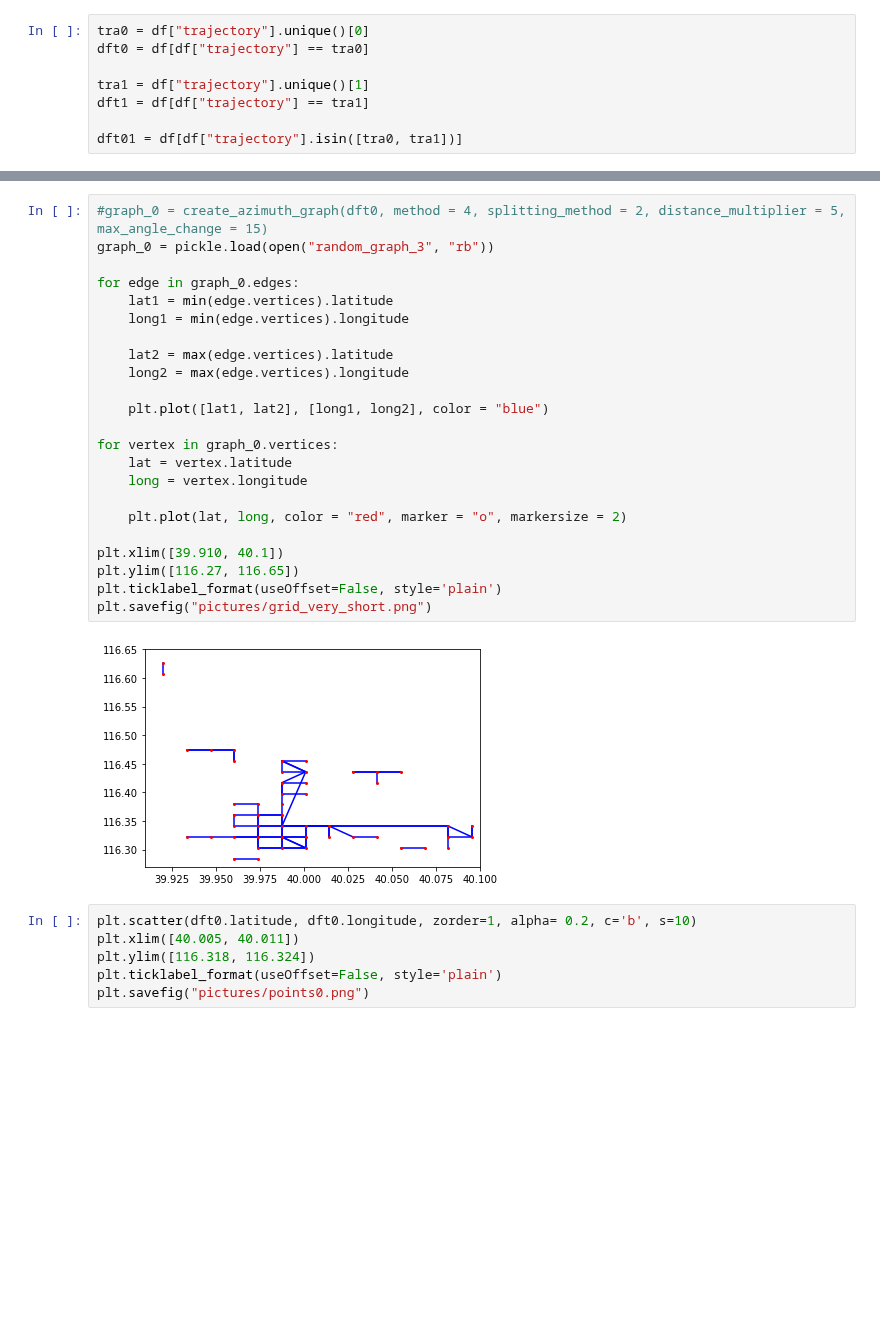
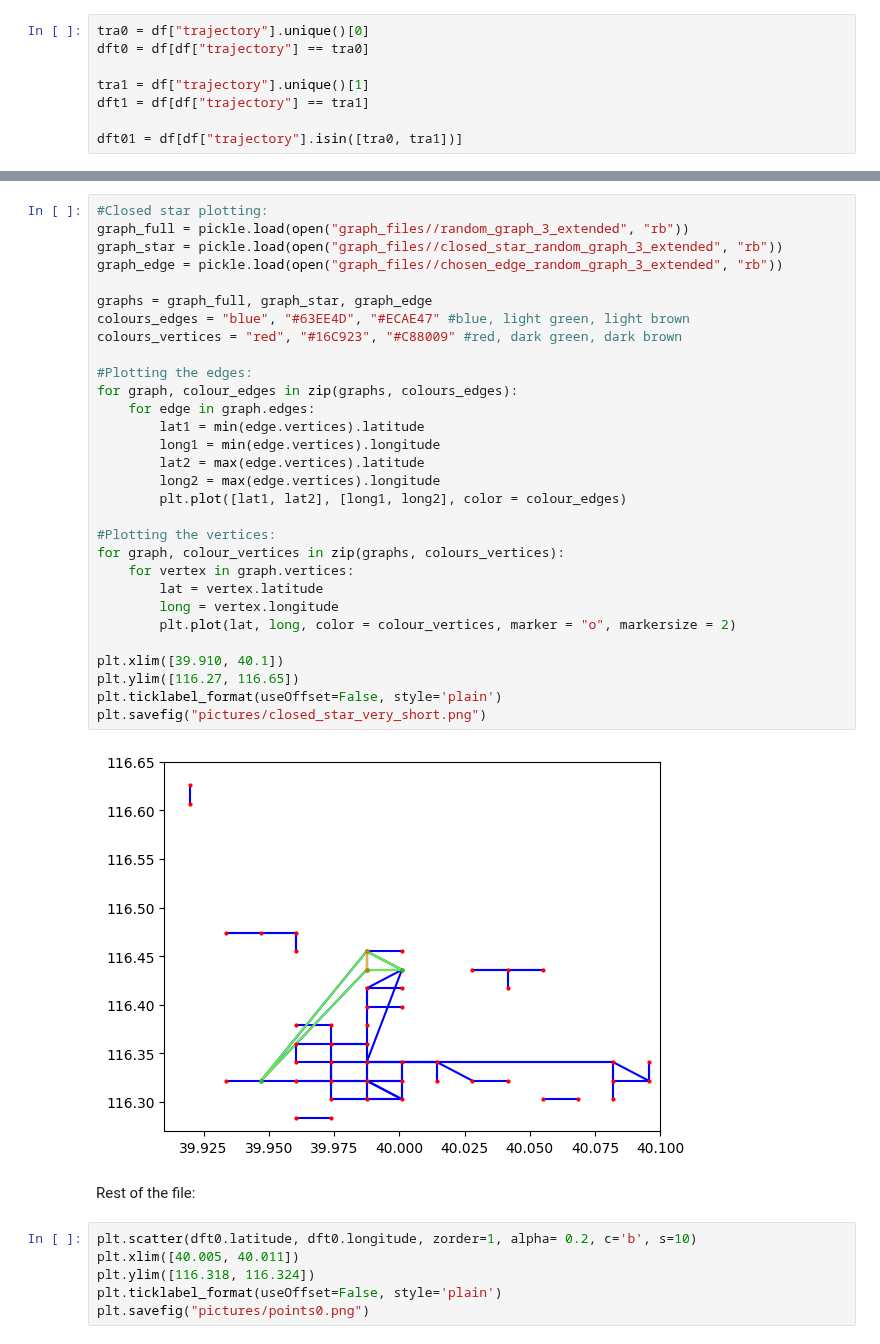
Before and after one commit to svensesen/Beijing-Topo, a Jupyter notebook: Picture creation.ipynb, the cells around one changed output, grey strips where cells are left out. Drawn from its saved outputs; the diff is of its cells as text; blank space fills up the shorter version.

Commit message:
Major changes to plotting and closed stars

```diff
--- a/Picture creation.ipynb
+++ b/Picture creation.ipynb
@@ -19,28 +29,37 @@ dft01 = df[df["trajectory"].isin([tra0, tra1])]
 # %%
-#graph_0 = create_azimuth_graph(dft0, method = 4, splitting_method = 2, distance_multiplier = 5, max_angle_change = 15)
-graph_0 = pickle.load(open("random_graph_3", "rb"))
+#Closed star plotting:
+graph_full = pickle.load(open("graph_files//random_graph_3_extended", "rb"))
+graph_star = pickle.load(open("graph_files//closed_star_random_graph_3_extended", "rb"))
+graph_edge = pickle.load(open("graph_files//chosen_edge_random_graph_3_extended", "rb"))
 
-for edge in graph_0.edges:
-    lat1 = min(edge.vertices).latitude
-    long1 = min(edge.vertices).longitude
+graphs = graph_full, graph_star, graph_edge
+colours_edges = "blue", "#63EE4D", "#ECAE47" #blue, light green, light brown
+colours_vertices = "red", "#16C923", "#C88009" #red, dark green, dark brown
 
-    lat2 = max(edge.vertices).latitude
-    long2 = max(edge.vertices).longitude
+#Plotting the edges:
+for graph, colour_edges in zip(graphs, colours_edges):
+    for edge in graph.edges:
+        lat1 = min(edge.vertices).latitude
+        long1 = min(edge.vertices).longitude
+        lat2 = max(edge.vertices).latitude
+        long2 = max(edge.vertices).longitude
+        plt.plot([lat1, lat2], [long1, long2], color = colour_edges)
 
-    plt.plot([lat1, lat2], [long1, long2], color = "blue")
-
-for vertex in graph_0.vertices:
-    lat = vertex.latitude
-    long = vertex.longitude
-
-    plt.plot(lat, long, color = "red", marker = "o", markersize = 2)
+#Plotting the vertices:
+for graph, colour_vertices in zip(graphs, colours_vertices):
+    for vertex in graph.vertices:
+        lat = vertex.latitude
+        long = vertex.longitude
+        plt.plot(lat, long, color = colour_vertices, marker = "o", markersize = 2)
 
 plt.xlim([39.910, 40.1])
 plt.ylim([116.27, 116.65])
 plt.ticklabel_format(useOffset=False, style='plain')
-plt.savefig("pictures/grid_very_short.png")
+plt.savefig("pictures/closed_star_very_short.png")
 # %% [output]
-[figure, old version]
+[figure, new version]
+# %% [markdown]
+Rest of the file:
 # %%
 plt.scatter(dft0.latitude, dft0.longitude, zorder=1, alpha= 0.2, c='b', s=10)
 plt.xlim([40.005, 40.011])
```
Also changed, not shown: parts of 1 cell of this notebook, 7 other files.
